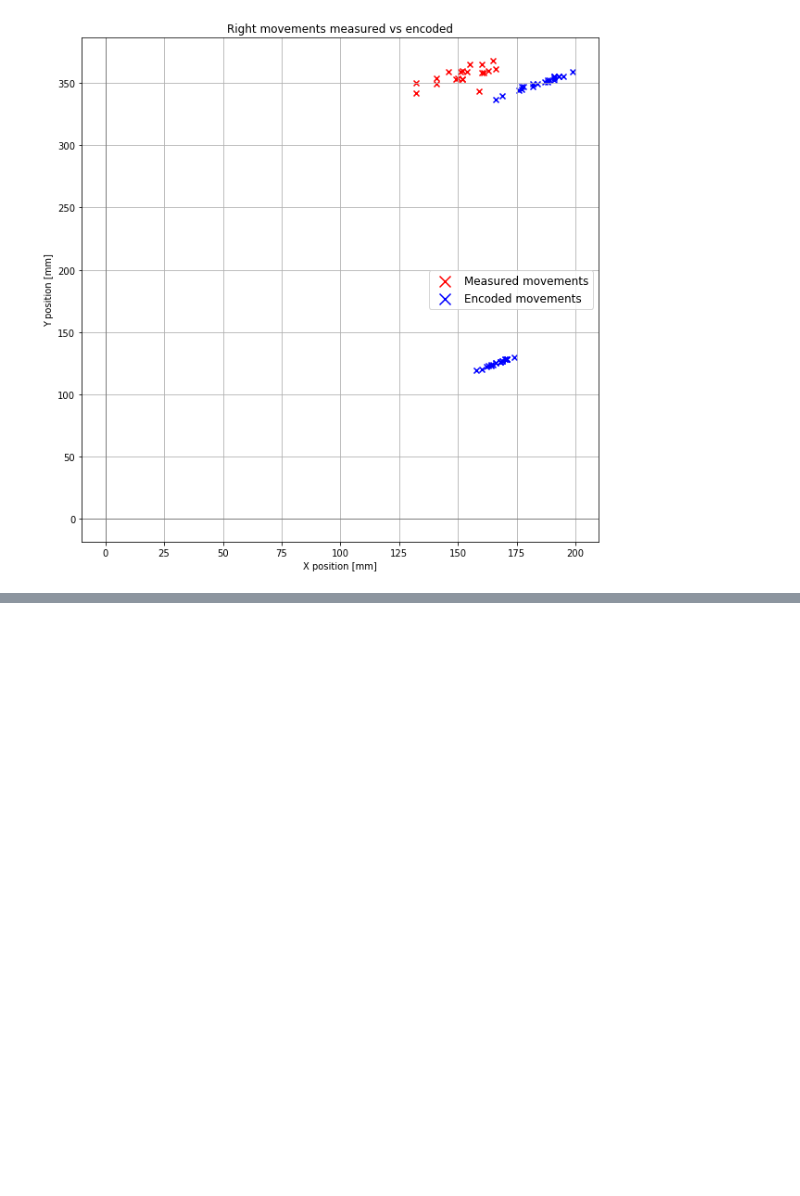
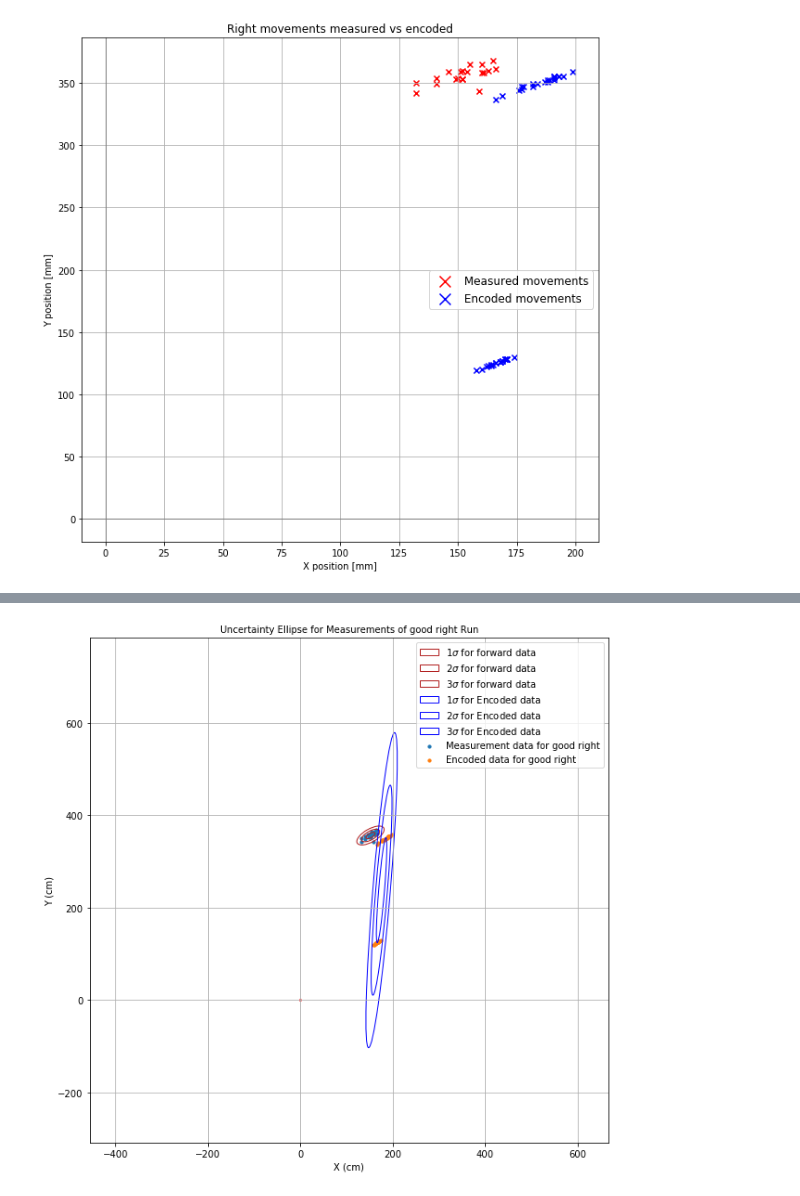
Before and after one commit to shalakasatheesh/SEE, a Jupyter notebook: codes/Plotting_measured_vs_encoded/plotting_plots.ipynb, the cells around one changed output, grey strips where cells are left out. Drawn from its saved outputs; the diff is of its cells as text; code cells hidden in the pictures; blank space fills up the shorter version.

```diff
--- a/codes/Plotting_measured_vs_encoded/plotting_plots.ipynb
+++ b/codes/Plotting_measured_vs_encoded/plotting_plots.ipynb
@@ -280,3 +288,92 @@ ax_nstd.grid()
 plt.show()
 # %% [output]
 [figure]
+# %%
+def plot_ellipse(x0, y0, *, x1=None, y1=None, title="Plot", filename=None, prefix_x1="Encoded", bounds=None):
+
+    def eigsorted(cov):
+        vals, vecs = np.linalg.eigh(cov)
+        order = vals.argsort()[::-1]
+        return vals[order], vecs[:,order]
+
+
+    def get_ellipses(x, y, ax, label, color='firebrick'):
+        ellipses = []
+        cov = np.cov(x, y)
+        vals, vecs = eigsorted(cov)
+        theta = np.degrees(np.arctan2(*vecs[:,0][::-1]))
+
+        for i in range(1,4):
+            w, h = 2 * i * np.sqrt(vals)
+            ell = Ellipse(xy=(np.mean(x), np.mean(y)),
+                          width=w, height=h,
+                          angle=theta, color=color, label=f'${i}\sigma$ for {label}')
+
+            ellipses.append(ell)
+            ell.set_facecolor('none')
+            ax.add_patch(ell)
+
+        return ellipses
+
+
+    fig = plt.figure(figsize=(10,10))
+    ax = fig.add_subplot(111)
+    ax.margins(0.3, 0.3)
+
+    # Scatter plot x and y
+    plt.scatter(x0, y0, s=10, label = "Measurement data for " + title )
+
+    if x1 and y1:
+        plt.scatter(x1, y1, s=10, label = f"{prefix_x1} data for " + title)
+
+
+    ellipses = get_ellipses(x0, y0, ax, "forward data")
+
+    if x1 and y1:
+        ellipses.extend(get_ellipses(x1, y1, ax, f"{prefix_x1} data", 'blue'))
+
+    # Plot
+    plt.title('Uncertainty Ellipse for Measurements of ' + title +' Run', fontsize= 10)
+    plt.xlabel('X (cm)', fontsize= 10)
+    plt.ylabel('Y (cm)', fontsize= 10)
+    ax.scatter(0, 0, c='red', s=3)
+    plt.legend()
+    plt.grid()
+#     ax.set_aspect('equal')
+    plt.axis('equal')
+
+    if bounds:
+        ax.set_xbound(bounds["x_min"], bounds["x_max"])
+        ax.set_ybound(bounds["y_min"], bounds["y_max"])
+
+
+    if filename:
+        print(f"Saving chart as {filename}")
+        plt.savefig(filename, dpi=500, format='svg')
+
+
+bounds = {
+    "x_min": 100,
+    "x_max": 200,
+    "y_min": 300,
+    "y_max": 400,
+}
+plot_ellipse(
+    [p.x for p in transformed_right],
+    [p.y for p in transformed_right],
+    title='good right',
+    x1=[p.x for p in encoded_right],
+    y1=[p.y for p in encoded_right],
+    filename=os.path.join(export_folder, "ellipses_right_measured_vs_all_encoded"),
+)
+
+plot_ellipse(
+    [p.x for p in transformed_right],
+    [p.y for p in transformed_right],
+    title='good right [zoomed in]',
+    x1=[p.x for p in encoded_right],
+    y1=[p.y for p in encoded_right],
+    filename=os.path.join(export_folder, "ellipses_right_measured_vs_all_encoded_zoomed_in"),
+    bounds=bounds
+)
+# %% [output]
@@ -282,0 +382 @@ plt.show()
+[figure, added]
```
Also changed, not shown: parts of 5 cells of this notebook, 14 other files.
